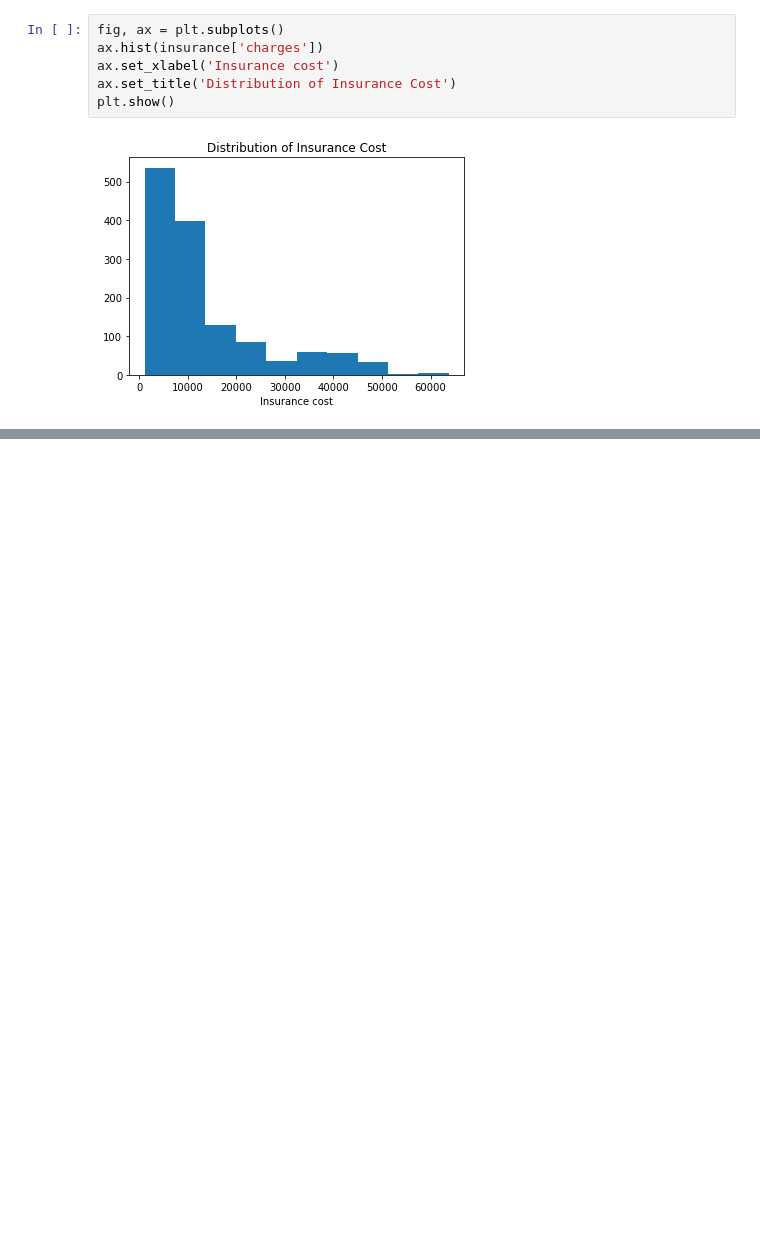
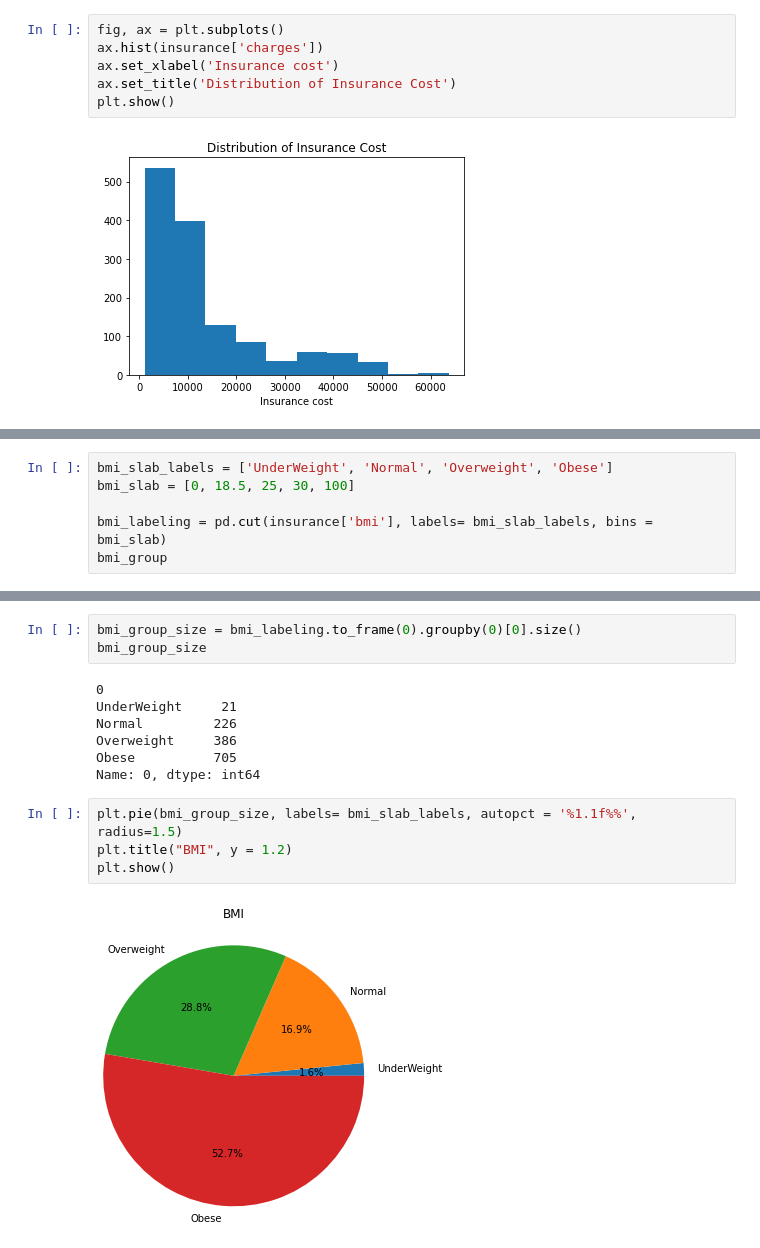
Before and after one commit to aiwithqasim/datascience-python, a Jupyter notebook: Introduction to Data Science/Projects/US Medical Insurance Cost/us_medial_insurance_cost.ipynb, the cells around one changed output, grey strips where cells are left out. Cells and saved outputs as stored; diff of their text form; blank space fills up the shorter version.

```diff
--- a/Introduction to Data Science/Projects/US Medical Insurance Cost/us_medial_insurance_cost.ipynb
+++ b/Introduction to Data Science/Projects/US Medical Insurance Cost/us_medial_insurance_cost.ipynb
@@ -210,0 +271,6 @@ plt.show()
+# %%
+bmi_slab_labels = ['UnderWeight', 'Normal', 'Overweight', 'Obese']
+bmi_slab = [0, 18.5, 25, 30, 100]
+
+bmi_labeling = pd.cut(insurance['bmi'], labels= bmi_slab_labels, bins = bmi_slab)
+bmi_group
@@ -210,0 +291,16 @@ plt.show()
+# %%
+bmi_group_size = bmi_labeling.to_frame(0).groupby(0)[0].size()
+bmi_group_size
+# %% [output]
+0
+UnderWeight     21
+Normal         226
+Overweight     386
+Obese          705
+Name: 0, dtype: int64
+# %%
+plt.pie(bmi_group_size, labels= bmi_slab_labels, autopct = '%1.1f%%', radius=1.5)
+plt.title("BMI", y = 1.2)
+plt.show()
+# %% [output]
+[figure, added]
```
Also changed, not shown: parts of 19 cells of this notebook.
